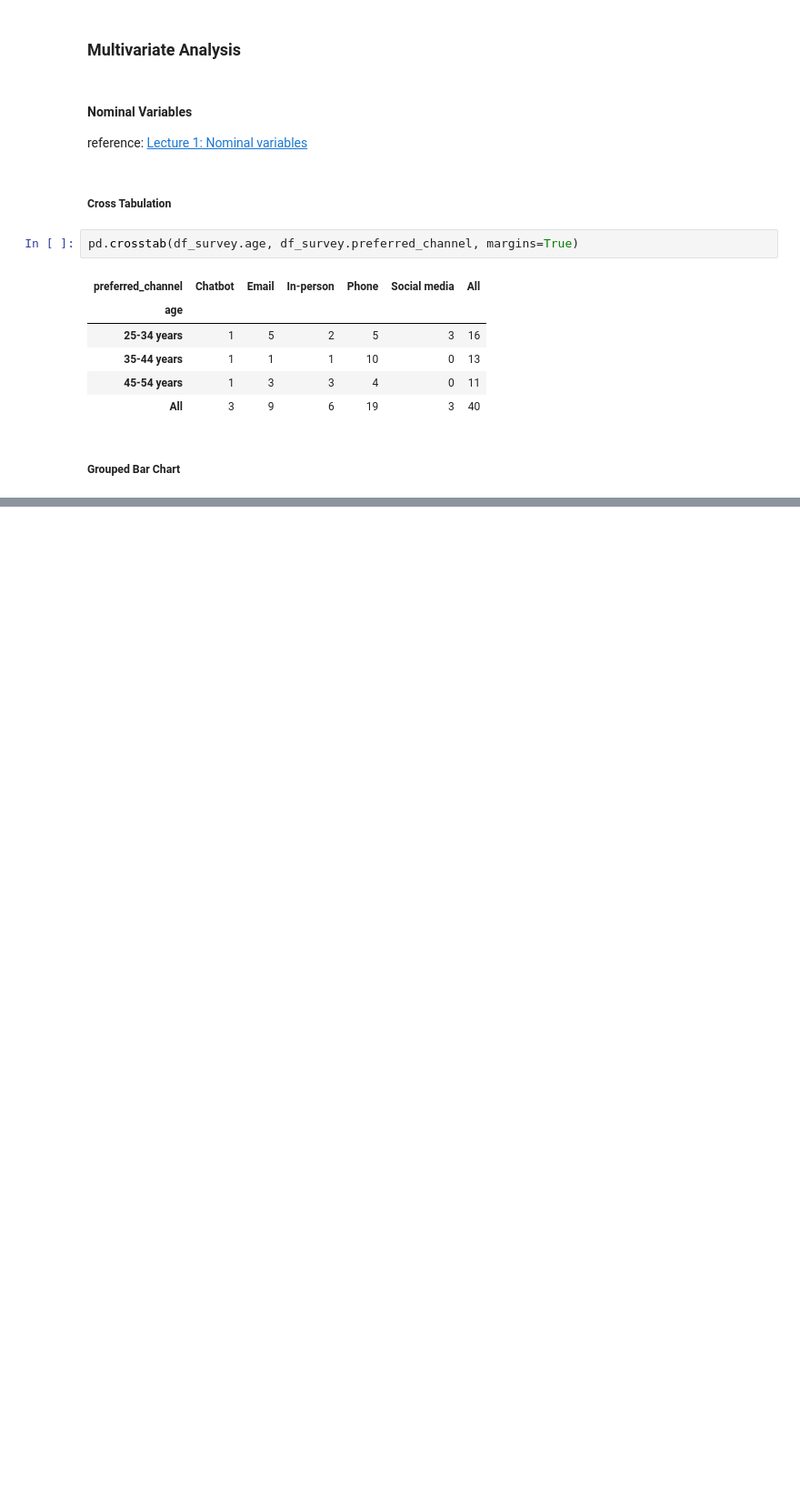
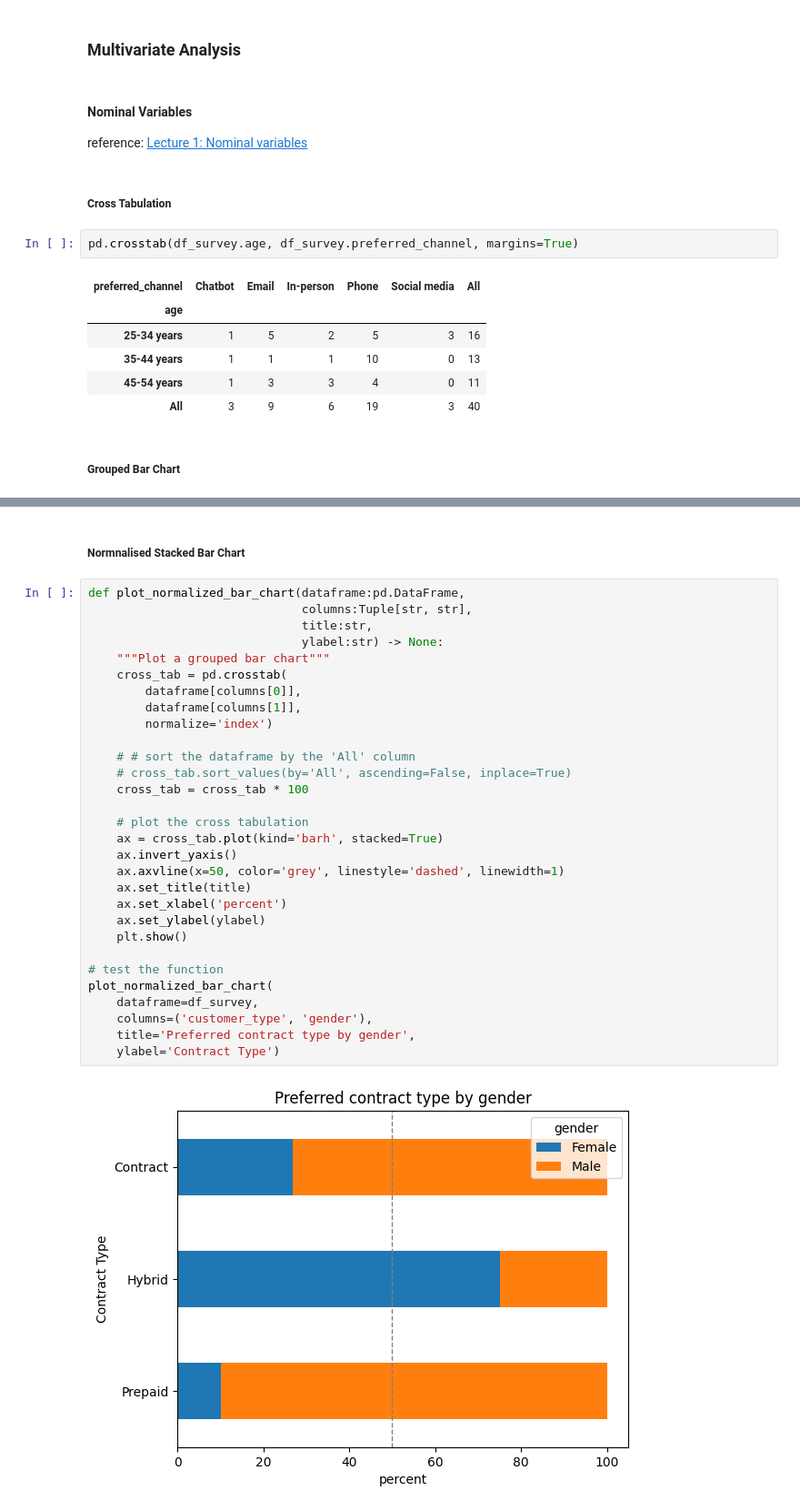
Before and after one commit to JohnnyFoulds/dsm050-2023-apr, a Jupyter notebook: notebooks/03_coursework/03-03_multivariate_analysis.ipynb, the cells around one changed output, grey strips where cells are left out. Shown: that part at 91% size. Drawn from its saved outputs; the diff is of its cells as text; blank space fills up the shorter version.

```diff
--- a/notebooks/03_coursework/03-03_multivariate_analysis.ipynb
+++ b/notebooks/03_coursework/03-03_multivariate_analysis.ipynb
@@ -304,0 +321,34 @@ plot_grouped_bar_chart(
+# %% [markdown]
+##### Normnalised Stacked Bar Chart
+# %%
+def plot_normalized_bar_chart(dataframe:pd.DataFrame,
+                              columns:Tuple[str, str],
+                              title:str,
+                              ylabel:str) -> None:
+    """Plot a grouped bar chart"""
+    cross_tab = pd.crosstab(
+        dataframe[columns[0]],
+        dataframe[columns[1]],
+        normalize='index')
+
+    # # sort the dataframe by the 'All' column
+    # cross_tab.sort_values(by='All', ascending=False, inplace=True)
+    cross_tab = cross_tab * 100
+
+    # plot the cross tabulation
+    ax = cross_tab.plot(kind='barh', stacked=True)
+    ax.invert_yaxis()
+    ax.axvline(x=50, color='grey', linestyle='dashed', linewidth=1)
+    ax.set_title(title)
+    ax.set_xlabel('percent')
+    ax.set_ylabel(ylabel)
+    plt.show()
+
+# test the function
+plot_normalized_bar_chart(
+    dataframe=df_survey,
+    columns=('customer_type', 'gender'),
+    title='Preferred contract type by gender',
+    ylabel='Contract Type')
+# %% [output]
+[figure, added]
```
Also changed, not shown: parts of 6 cells of this notebook.
